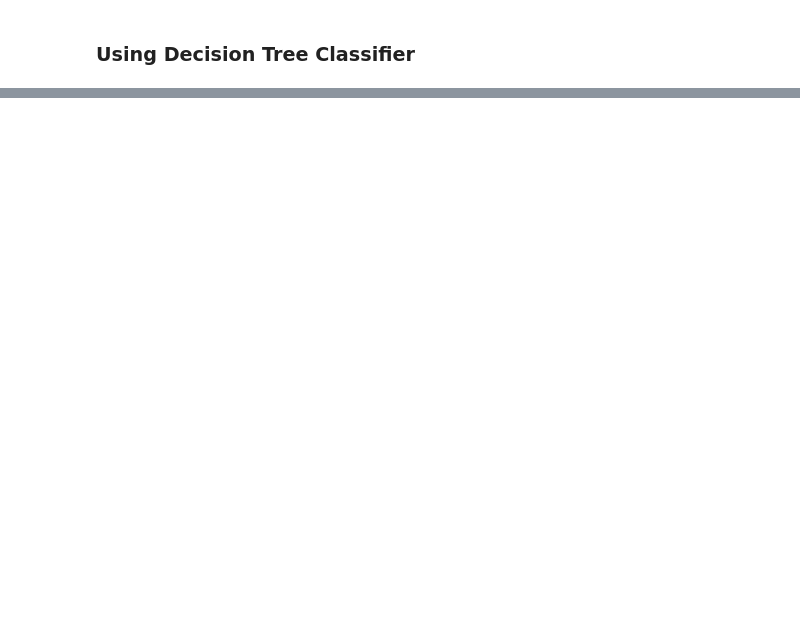
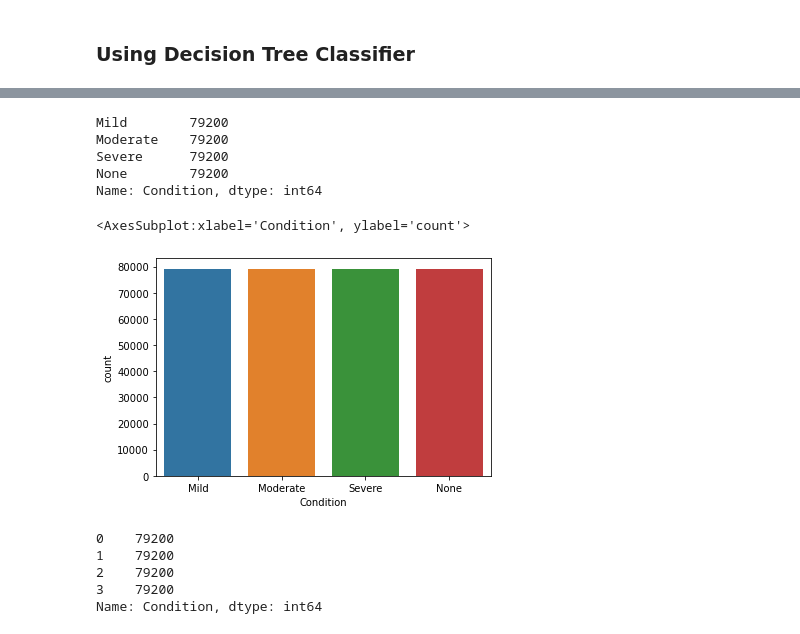
Before and after one commit to ashu741/MiniProject_5th_Sem_2015202, a Jupyter notebook: AshutoshKumarGupta_5thSem_MiniProject_Part2_2015202.ipynb, the cells around one changed output, grey strips where cells are left out. Saved outputs shown, nothing was run; the diff lists cells and outputs as text; code cells hidden in the pictures; blank space fills up the shorter version.

```diff
--- a/AshutoshKumarGupta_5thSem_MiniProject_Part2_2015202.ipynb
+++ b/AshutoshKumarGupta_5thSem_MiniProject_Part2_2015202.ipynb
@@ -538,0 +476,37 @@ pred_rf_f.shape
+# %%
+dataset1['Severity_None'].replace({1:'None',0:'No'},inplace =True)
+dataset1['Severity_Mild'].replace({1:'Mild',0:'No'},inplace =True)
+dataset1['Severity_Moderate'].replace({1:'Moderate',0:'No'},inplace =True)
+dataset1['Severity_Severe'].replace({1:'Severe',0:'No'},inplace =True)
+# %%
+dataset1['Condition']=dataset1[severity_columns].values.tolist()
+# %%
+def select_one(x):
+    x = set(x)
+    x.discard("No")
+    a = ''.join(x)
+    return a
+# %%
+dataset1['Condition'] = dataset1['Condition'].apply(select_one)
+# %%
+print(dataset1['Condition'].value_counts())
+# %% [output]
+Mild        79200
+Moderate    79200
+Severe      79200
+None        79200
+Name: Condition, dtype: int64
+# %%
+sns.countplot(dataset1['Condition'])
+# %% [output]
+<AxesSubplot:xlabel='Condition', ylabel='count'>
+[figure, added]
+# %%
+dataset1['Condition'] = le.fit_transform(dataset1['Condition'])
+print(dataset1['Condition'].value_counts())
+# %% [output]
+0    79200
+1    79200
+2    79200
+3    79200
+Name: Condition, dtype: int64
```
Also changed, not shown: parts of 51 cells of this notebook.
